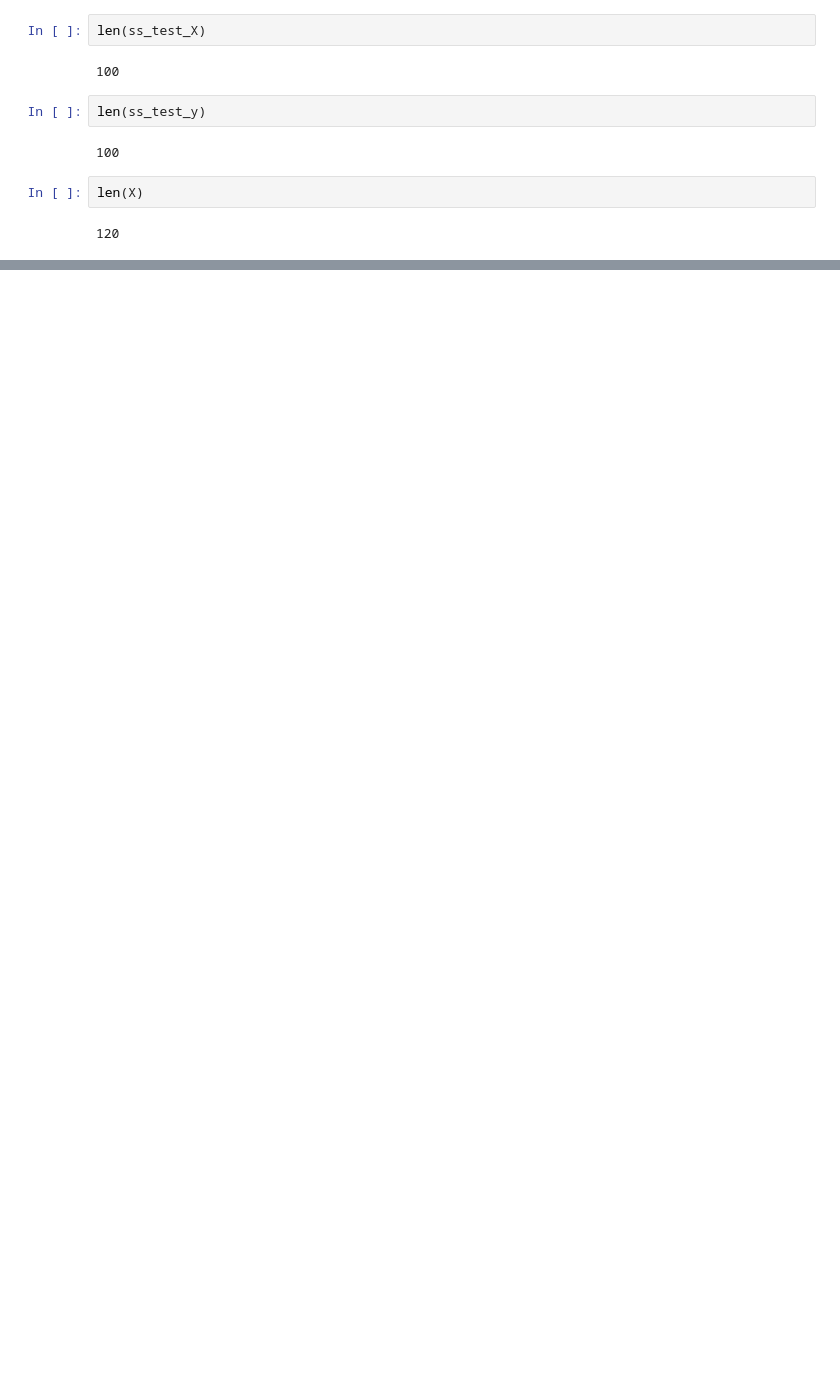
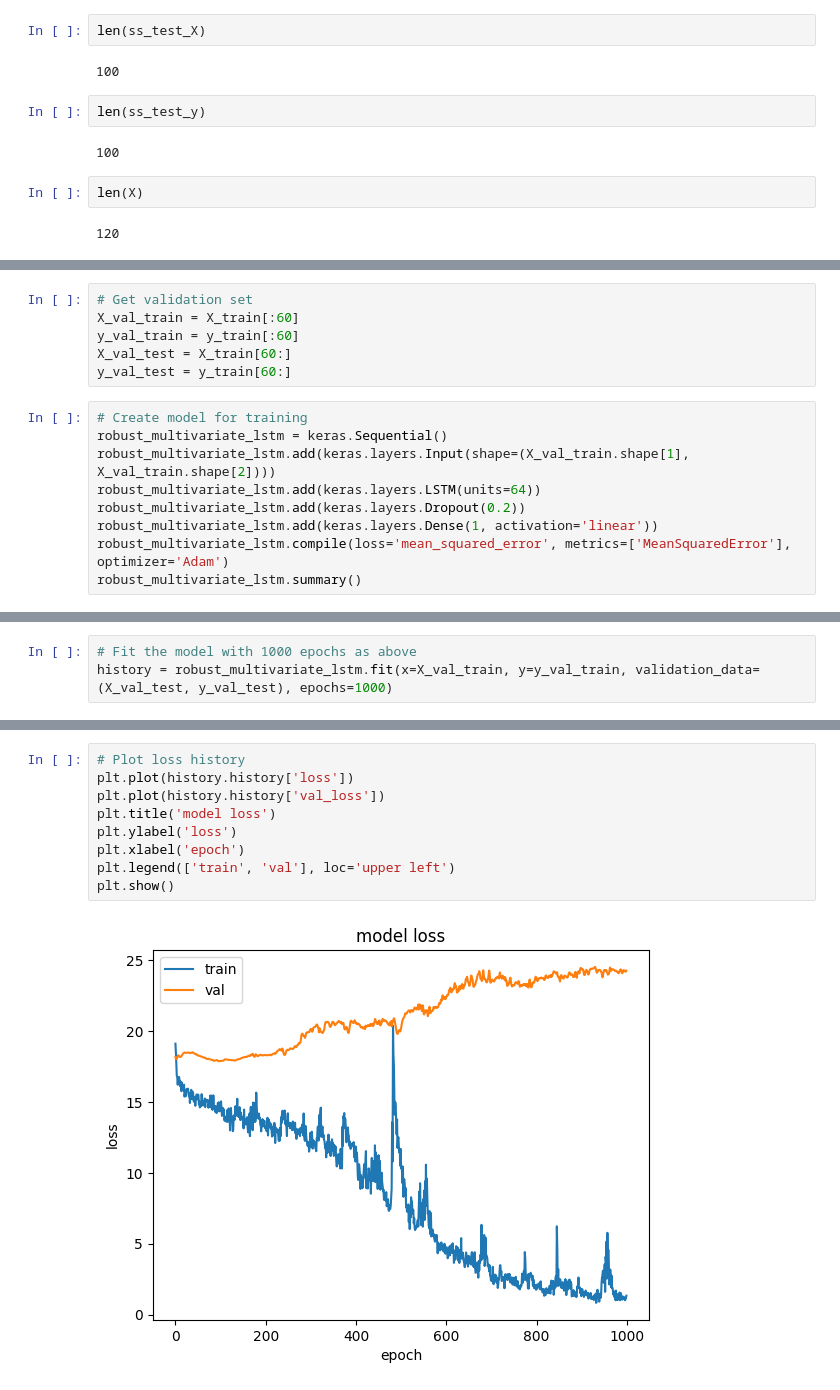
Before and after one commit to Haydn-Martin/predicting-house-prices-time-series, a Jupyter notebook: HousePricePrediction.ipynb, the cells around one changed output, grey strips where cells are left out. Cells and saved outputs as stored; diff of their text form; blank space fills up the shorter version.

```diff
--- a/HousePricePrediction.ipynb
+++ b/HousePricePrediction.ipynb
@@ -756,0 +774,15 @@ Epoch 1000/1000
+# %%
+# Get validation set
+X_val_train = X_train[:60]
+y_val_train = y_train[:60]
+X_val_test = X_train[60:]
+y_val_test = y_train[60:]
+# %%
+# Create model for training
+robust_multivariate_lstm = keras.Sequential()
+robust_multivariate_lstm.add(keras.layers.Input(shape=(X_val_train.shape[1], X_val_train.shape[2])))
+robust_multivariate_lstm.add(keras.layers.LSTM(units=64))
+robust_multivariate_lstm.add(keras.layers.Dropout(0.2))
+robust_multivariate_lstm.add(keras.layers.Dense(1, activation='linear'))
+robust_multivariate_lstm.compile(loss='mean_squared_error', metrics=['MeanSquaredError'], optimizer='Adam')
+robust_multivariate_lstm.summary()
@@ -756,0 +803,3 @@ Epoch 1000/1000
+# %%
+# Fit the model with 1000 epochs as above
+history = robust_multivariate_lstm.fit(x=X_val_train, y=y_val_train, validation_data=(X_val_test, y_val_test), epochs=1000)
@@ -756,0 +824,11 @@ Epoch 1000/1000
+# %%
+# Plot loss history
+plt.plot(history.history['loss'])
+plt.plot(history.history['val_loss'])
+plt.title('model loss')
+plt.ylabel('loss')
+plt.xlabel('epoch')
+plt.legend(['train', 'val'], loc='upper left')
+plt.show()
+# %% [output]
+[figure, added]
```
Also changed, not shown: parts of 19 cells of this notebook.
